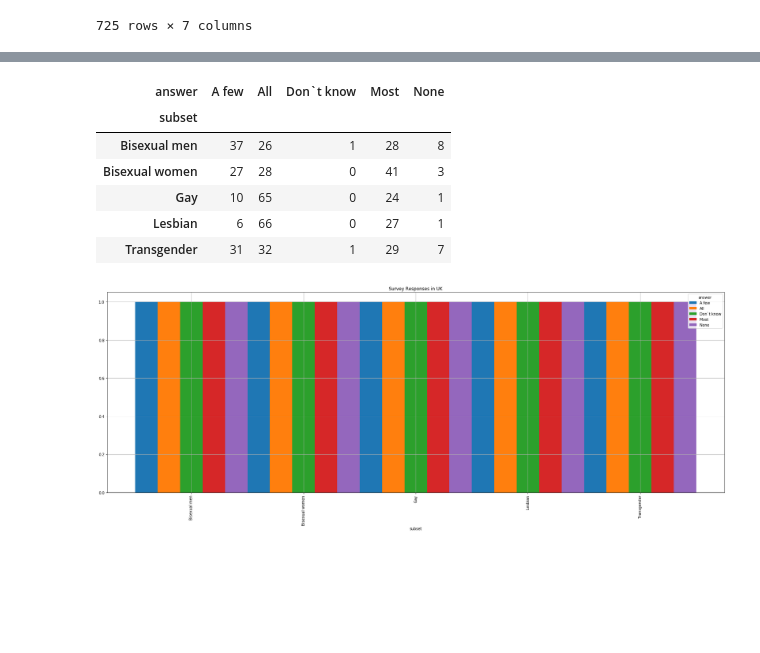
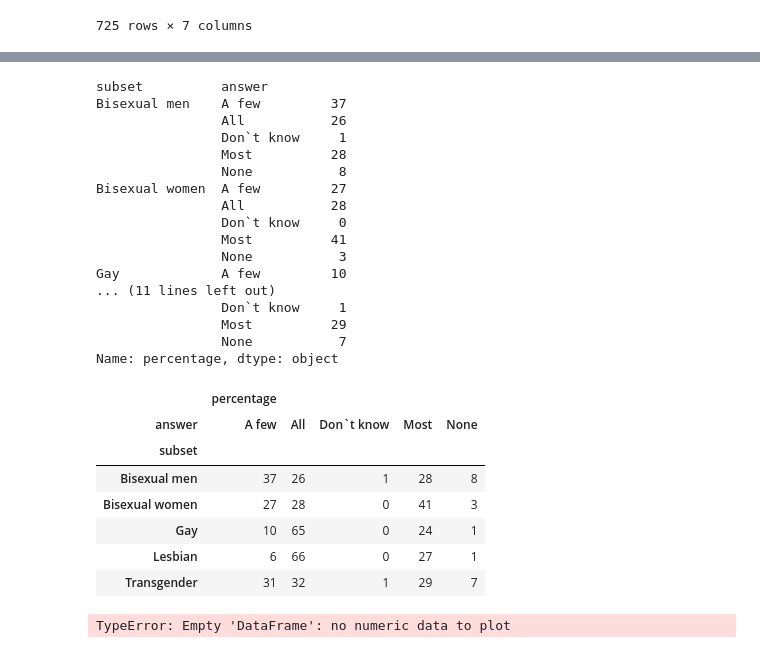
Before and after one commit to irwinmier96/Extra_Side_Projects, a Jupyter notebook: LGBT Europe/daily_life_survey.ipynb, the cells around one changed output, grey strips where cells are left out. Drawn from its saved outputs; the diff is of its cells as text; code cells hidden in the pictures; blank space fills up the shorter version.

```diff
--- a/LGBT Europe/daily_life_survey.ipynb
+++ b/LGBT Europe/daily_life_survey.ipynb
@@ -99,8 +99,7 @@ picked_nations
 3540 rows × 7 columns
 # %%
 #Select social-based questions that focuses on daily life aspects
-questions = ["Have you been open about you being L, G, B or T?", "In your opinion, how many people know that you are L, G, B or T? Friends?",
-            "To how many people among the following groups are you open about yourself being L, G, B or T? Family members (other than your partner(s))? "]
+questions = [ "In your opinion, how many people know that you are L, G, B or T? Friends?" ]
 picked_questions = dailylife[dailylife.question_label.isin(questions)]
 picked_questions
 # %% [output]
@@ -144,19 +143,41 @@ uk
 | 19142 | United Kingdom | Transgender | g2_b | In your opinion, how many people ... | All | 32 | NaN |
 | 19143 | United Kingdom | Transgender | g2_b | In your opinion, how many people ... | Don`t know | 1 | [0] |
 # %%
-uk_survey = pd.DataFrame(uk.groupby(['subset','answer']).sum()['percentage'].unstack())
-uk_survey
+uk_by_subset = uk.groupby(["subset", "answer"]).percentage.sum()
+uk_by_subset
 # %% [output]
-| answer | A few | All | Don`t know | Most | None |
-| subset |  |  |  |  |  |
-| Bisexual men | 37 | 26 | 1 | 28 | 8 |
-| Bisexual women | 27 | 28 | 0 | 41 | 3 |
-| Gay | 10 | 65 | 0 | 24 | 1 |
-| Lesbian | 6 | 66 | 0 | 27 | 1 |
-| Transgender | 31 | 32 | 1 | 29 | 7 |
+subset          answer
+Bisexual men    A few         37
+                All           26
+                Don`t know     1
+                Most          28
+                None           8
+Bisexual women  A few         27
+                All           28
+                Don`t know     0
+                Most          41
+                None           3
+Gay             A few         10
+... (11 lines left out)
+                Don`t know     1
+                Most          29
+                None           7
+Name: percentage, dtype: object
+# %%
+uk_by_subset = pd.DataFrame(uk_by_subset.unstack())
+uk_by_subset
+# %% [output]
+|  | percentage |  |  |  |  |
+| answer | A few | All | Don`t know | Most | None |
+| subset |  |  |  |  |  |
+| Bisexual men | 37 | 26 | 1 | 28 | 8 |
+| Bisexual women | 27 | 28 | 0 | 41 | 3 |
+| Gay | 10 | 65 | 0 | 24 | 1 |
+| Lesbian | 6 | 66 | 0 | 27 | 1 |
+| Transgender | 31 | 32 | 1 | 29 | 7 |
 # %%
-uk.groupby(['subset','answer']).count()['percentage'].unstack(fill_value=0).plot.bar(figsize = (30,10), width = 1)
+uk_by_subset.groupby(['subset','answer']).sum().unstack(fill_value=0).plot.bar(figsize = (30,10), width = 1)
 plt.title("Survey Responses in UK")
 plt.grid()
 # %% [output]
-[figure, removed]
+TypeError: Empty 'DataFrame': no numeric data to plot
```
Also changed, not shown: parts of 1 cell of this notebook.
